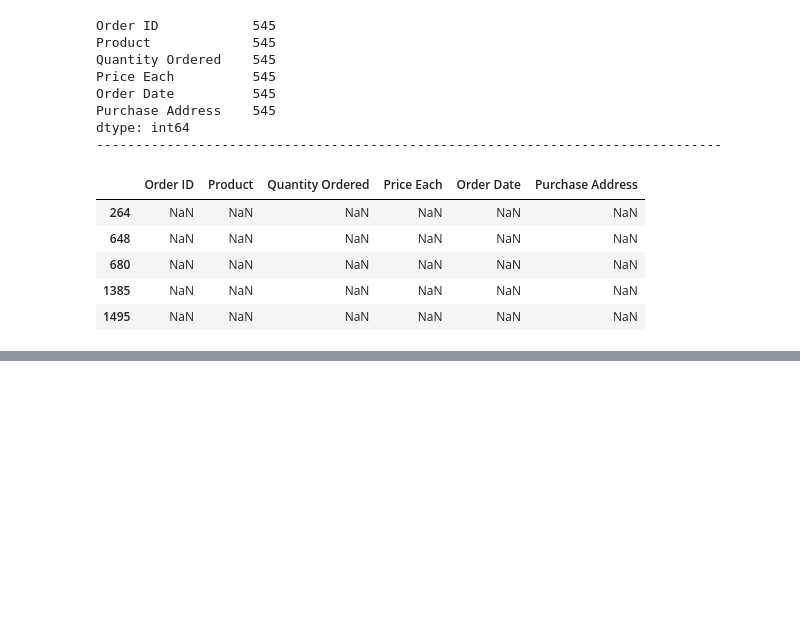
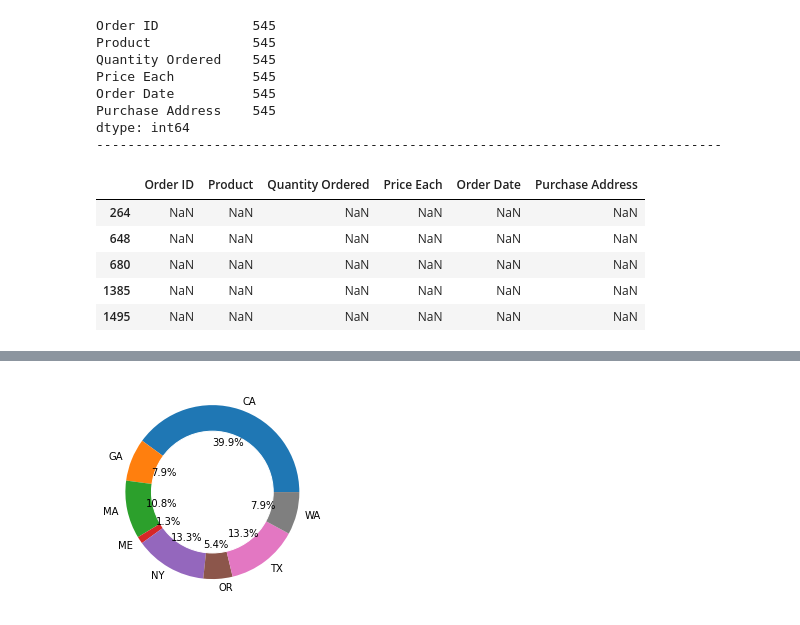
Before and after one commit to dana6691/Sales_Analysis, a Jupyter notebook: sales.ipynb, the cells around one changed output, grey strips where cells are left out. Drawn from its saved outputs; the diff is of its cells as text; code cells hidden in the pictures; blank space fills up the shorter version.

```diff
--- a/sales.ipynb
+++ b/sales.ipynb
@@ -147,0 +157,11 @@ array(['12', 'Or', nan, '01', '04', '05', '02', '03', '08', '09', '06',
+# %%
+# Q2 Which State has the most active buying attributes?
+grouped_df = df.groupby(['State']).agg(Total_Sales_Percent = ("Quantity Ordered",sum))
+percent_df = grouped_df.apply(lambda x:round(100 * x/float(x.sum()),2)).reset_index()
+plt.pie(percent_df['Total_Sales_Percent'], labels=percent_df['State'],autopct='%1.1f%%')
+p=plt.gcf()
+my_circle=plt.Circle( (0,0), 0.7, color='white')
+p.gca().add_artist(my_circle)
+plt.show()
+# %% [output]
+[figure, added]
```
Also changed, not shown: parts of 27 cells of this notebook, 3 other files.
